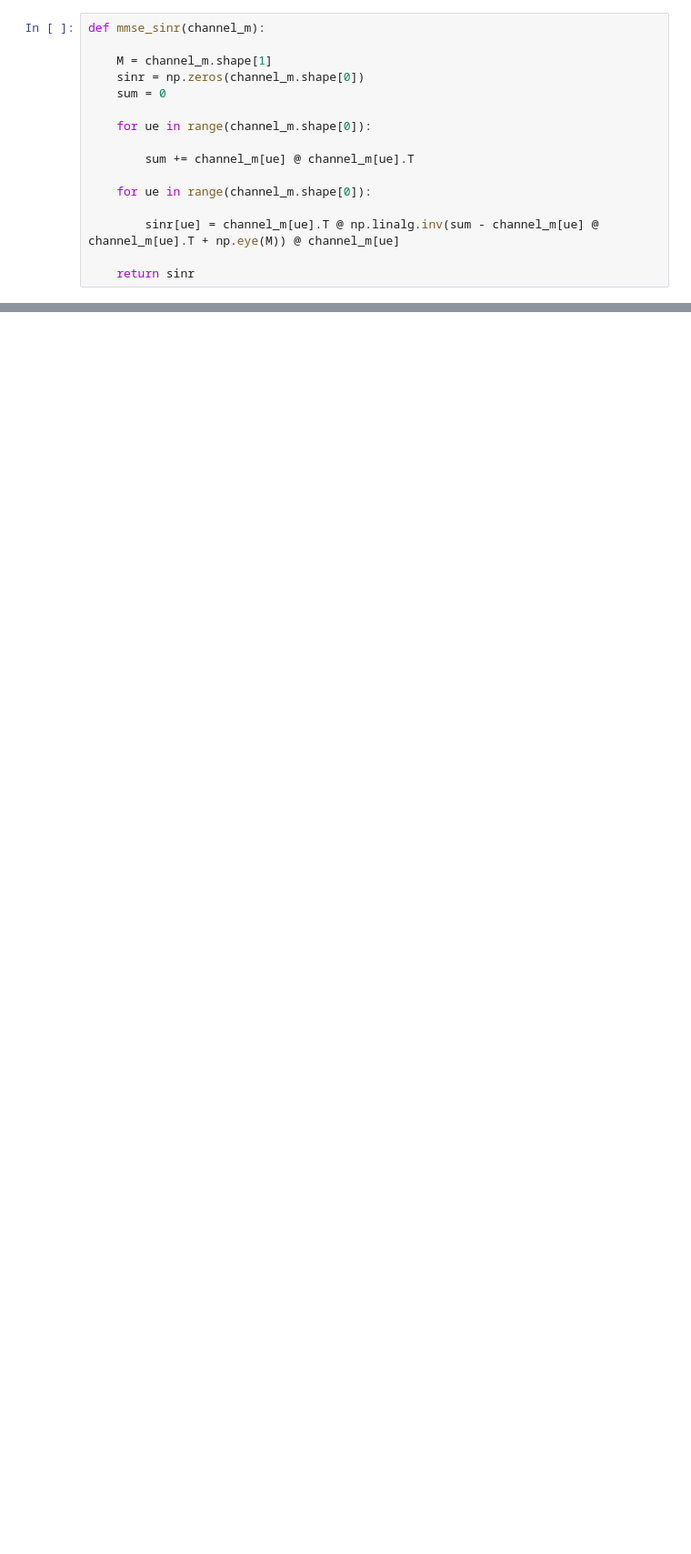
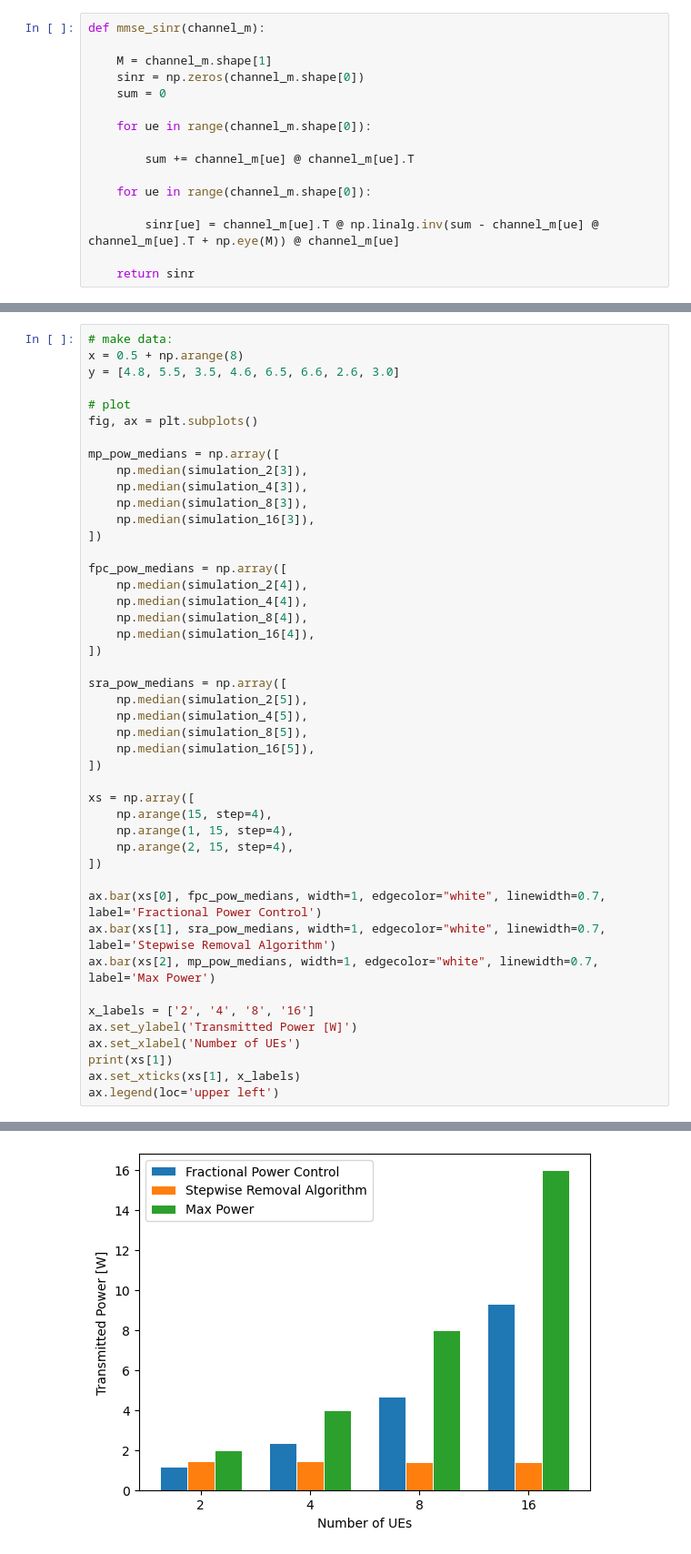
Before and after one commit to matheusdomingoscarneiro/cf-power-control, a Jupyter notebook: cellfree-pc-001.ipynb, the cells around one changed output, grey strips where cells are left out. Shown at 91% size. Cells and saved outputs as stored; diff of their text form; blank space fills up the shorter version.

```diff
--- a/cellfree-pc-001.ipynb
+++ b/cellfree-pc-001.ipynb
@@ -281,0 +442,46 @@ for seed in range(seeds):
+# %%
+# make data:
+x = 0.5 + np.arange(8)
+y = [4.8, 5.5, 3.5, 4.6, 6.5, 6.6, 2.6, 3.0]
+
+# plot
+fig, ax = plt.subplots()
+
+mp_pow_medians = np.array([
+    np.median(simulation_2[3]),
+    np.median(simulation_4[3]),
+    np.median(simulation_8[3]),
+    np.median(simulation_16[3]),
+])
+
+fpc_pow_medians = np.array([
+    np.median(simulation_2[4]),
+    np.median(simulation_4[4]),
+    np.median(simulation_8[4]),
+    np.median(simulation_16[4]),
+])
+
+sra_pow_medians = np.array([
+    np.median(simulation_2[5]),
+    np.median(simulation_4[5]),
+    np.median(simulation_8[5]),
+    np.median(simulation_16[5]),
+])
+
+xs = np.array([
+    np.arange(15, step=4),
+    np.arange(1, 15, step=4),
+    np.arange(2, 15, step=4),
+])
+
+ax.bar(xs[0], fpc_pow_medians, width=1, edgecolor="white", linewidth=0.7, label='Fractional Power Control')
+ax.bar(xs[1], sra_pow_medians, width=1, edgecolor="white", linewidth=0.7, label='Stepwise Removal Algorithm')
+ax.bar(xs[2], mp_pow_medians, width=1, edgecolor="white", linewidth=0.7, label='Max Power')
+
+x_labels = ['2', '4', '8', '16']
+ax.set_ylabel('Transmitted Power [W]')
+ax.set_xlabel('Number of UEs')
+print(xs[1])
+ax.set_xticks(xs[1], x_labels)
+ax.legend(loc='upper left')
+# %% [output]
@@ -281,0 +490 @@ for seed in range(seeds):
+[figure, added]
```
Also changed, not shown: parts of 11 cells of this notebook, 3 other files.
